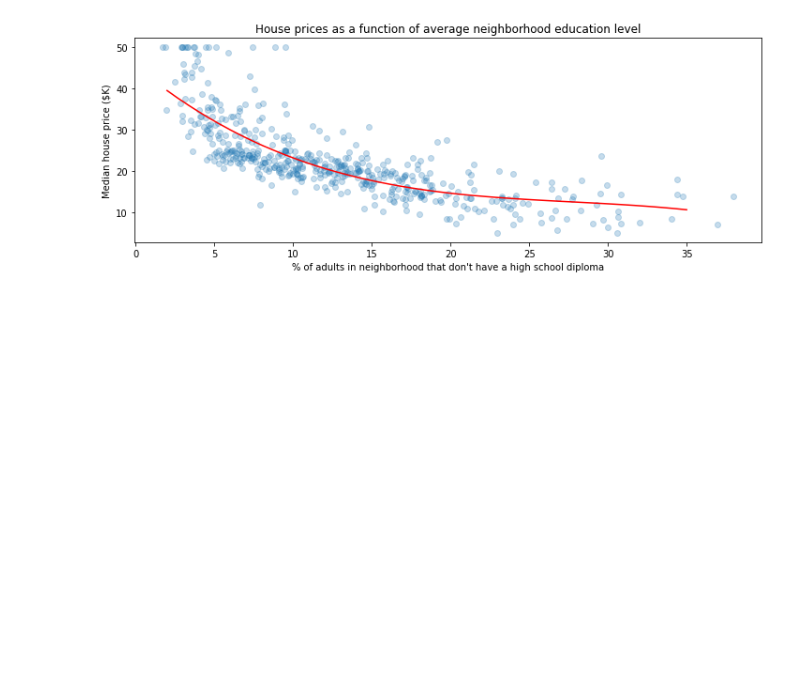
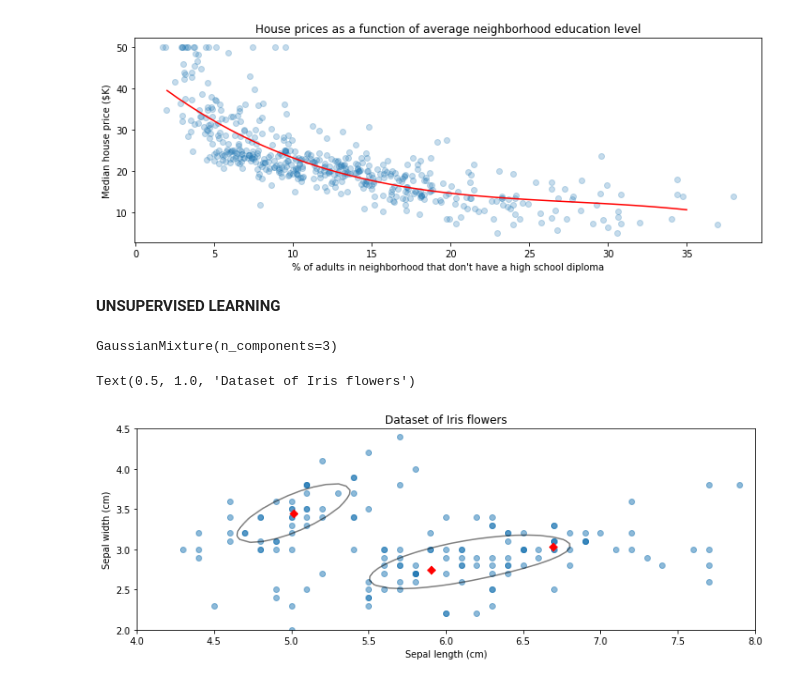
Before and after one commit to feraranas/Cornell-CS-5787-Applied-Machine-Learning, a Jupyter notebook: AppliedML_Lecture1.ipynb, the cells around one changed output. Saved outputs shown, nothing was run; the diff lists cells and outputs as text; code cells hidden in the pictures; blank space fills up the shorter version.

```diff
--- a/AppliedML_Lecture1.ipynb
+++ b/AppliedML_Lecture1.ipynb
@@ -30,3 +31,33 @@ plt.title("House prices as a function of average neighborhood education level")
 # %% [output]
 Text(0.5, 1.0, 'House prices as a function of average neighborhood education level')
 [figure]
+# %% [markdown]
+**UNSUPERVISED LEARNING**
+# %%
+# We map first to visualize the data
+iris = datasets.load_iris()
+plt.scatter(iris.data[:, 0], iris.data[:, 1], alpha = 0.5)
+plt.ylabel("Sepal width (cm)")
+plt.xlabel("Sepal length (cm)")
+plt.title("Dataset of Iris flowers")
+# %%
+# Now we train the model
+from sklearn import mixture
+model = mixture.GaussianMixture(n_components = 3, covariance_type='full')
+model.fit(iris.data[:, [0, 1]])
+# %% [output]
+GaussianMixture(n_components=3)
+# %%
+# Displaying probabilities as a contour plot
+x, y = np.linspace(4.0, 8.0), np.linspace(2.0, 4.5)
+X, Y = np.meshgrid(x, y)
+Z = -model.score_samples(np.array([X.ravel(), Y.ravel()]).T).reshape(X.shape)
+plt.contour(X, Y, Z, levels = np.logspace(0, 10, 1), cmap = "gray", alpha = 0.5)
+plt.scatter(iris.data[:, 0], iris.data[:, 1], alpha = 0.5)
+plt.scatter(model.means_[:, 0], model.means_[:, 1], marker = 'D', c = 'r')
+plt.ylabel("Sepal width (cm)")
+plt.xlabel("Sepal length (cm)")
+plt.title("Dataset of Iris flowers")
+# %% [output]
+Text(0.5, 1.0, 'Dataset of Iris flowers')
+[figure, added]
```
Also changed, not shown: parts of 3 cells of this notebook.
